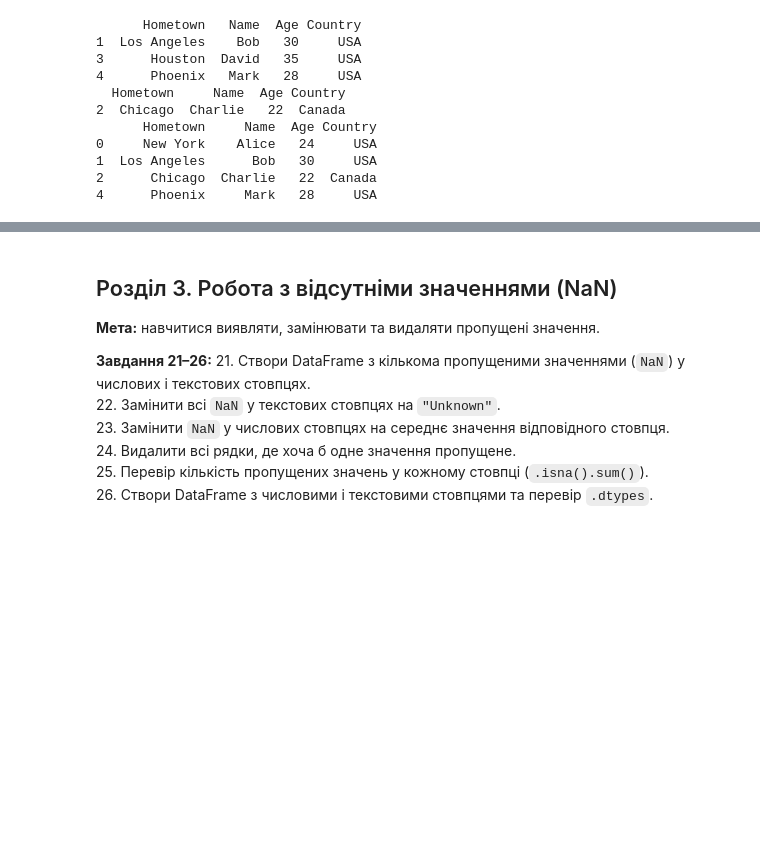
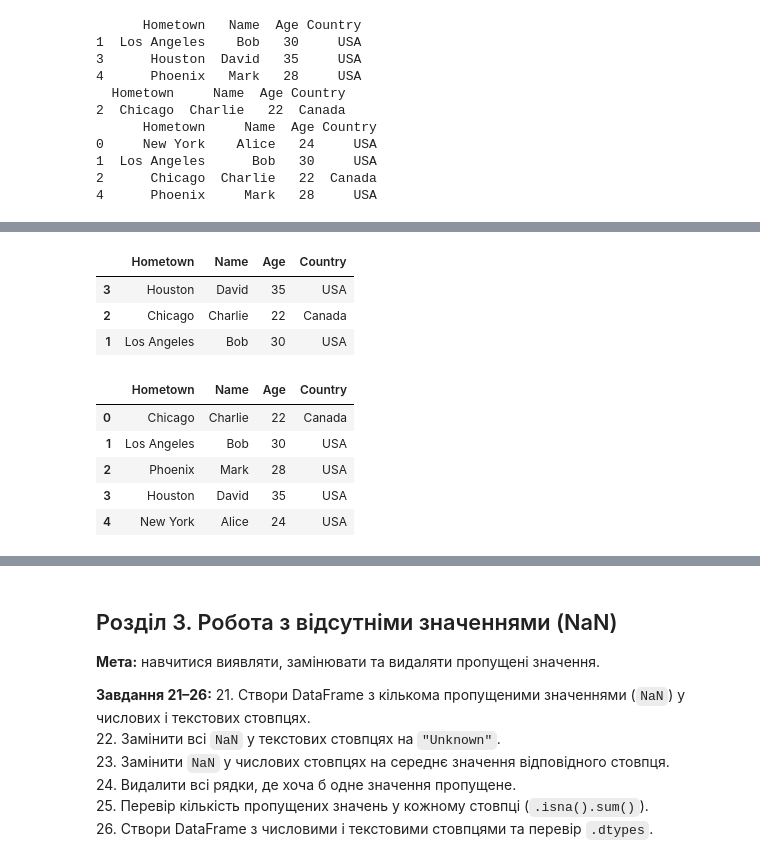
Before and after one commit to oksanabeley-dot/task, a Jupyter notebook: pandas_matplotlib_practice.ipynb, the cells around one changed output, grey strips where cells are left out. Drawn from its saved outputs; the diff is of its cells as text; code cells hidden in the pictures; blank space fills up the shorter version.

```diff
--- a/pandas_matplotlib_practice.ipynb
+++ b/pandas_matplotlib_practice.ipynb
@@ -162,0 +223,20 @@ print(df[(df["Age"] >= 20) & (df["Age"] <= 30)])
+# %%
+# 18. Вибери випадкові 3 рядки з DataFrame (`.sample(3)`).
+df_sample = df.sample(3)
+df_sample
+# %% [output]
+|  | Hometown | Name | Age | Country |
+| 3 | Houston | David | 35 | USA |
+| 2 | Chicago | Charlie | 22 | Canada |
+| 1 | Los Angeles | Bob | 30 | USA |
+# %%
+# 19. Переміскай усі рядки DataFrame (за допомогою `.sample(frac=1)`).
+df_shuffled = df.sample(frac=1).reset_index(drop = True)
+df_shuffled
+# %% [output]
+|  | Hometown | Name | Age | Country |
+| 0 | Chicago | Charlie | 22 | Canada |
+| 1 | Los Angeles | Bob | 30 | USA |
+| 2 | Phoenix | Mark | 28 | USA |
+| 3 | Houston | David | 35 | USA |
+| 4 | New York | Alice | 24 | USA |
```
Also changed, not shown: parts of 6 cells of this notebook.
